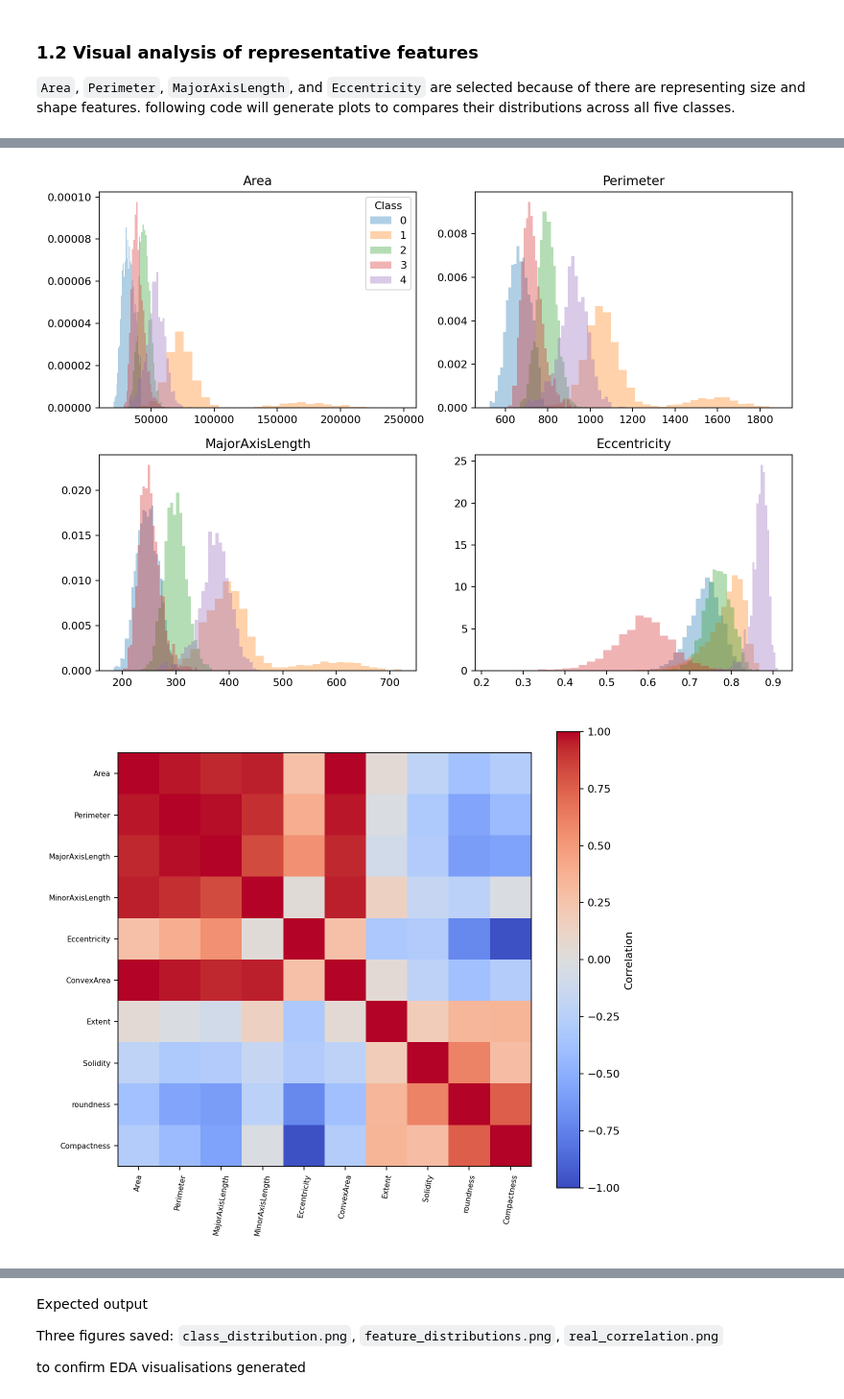
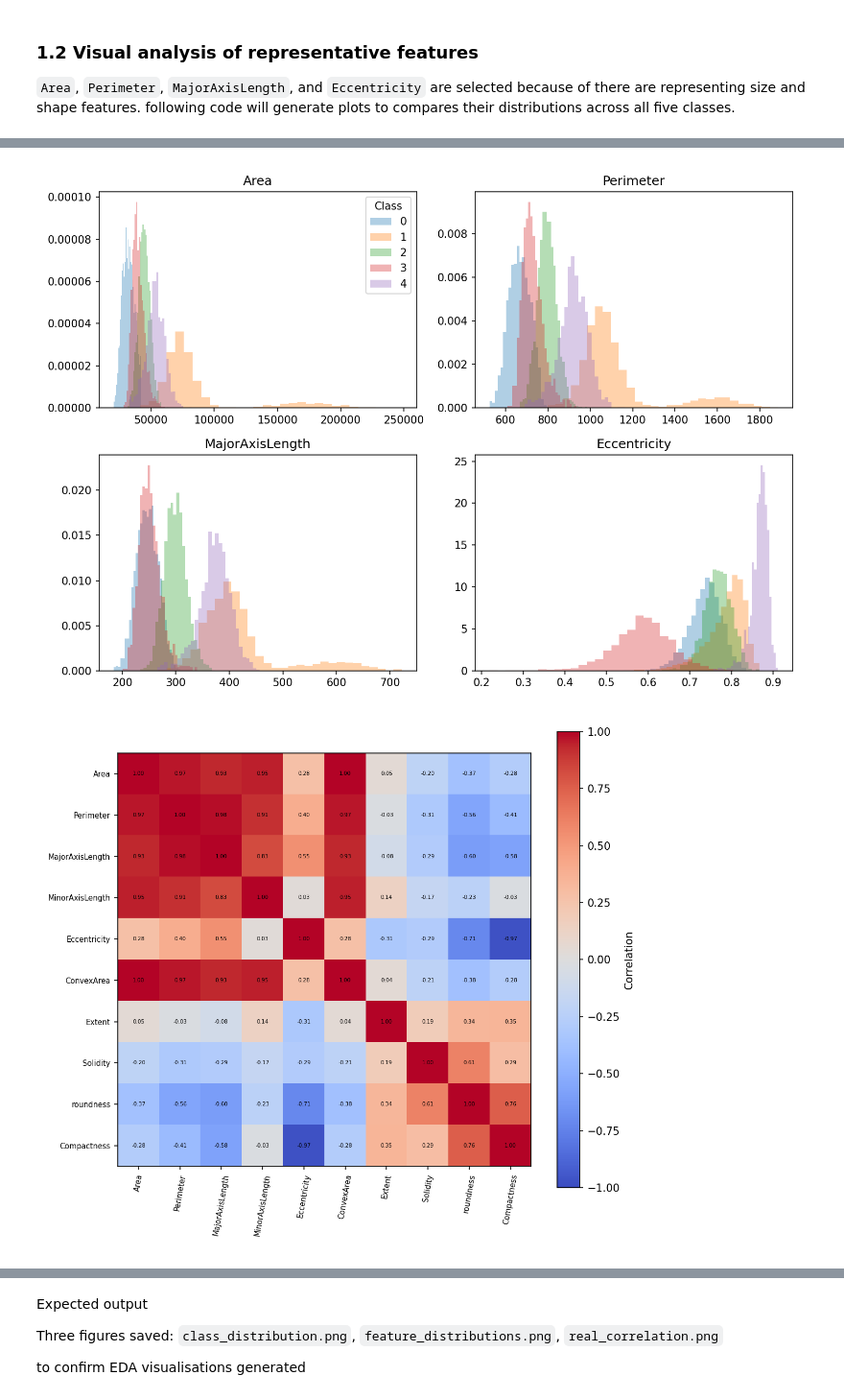
Before and after one commit to yangliunz/1173808-COMP662A1, a Jupyter notebook: notebooks/1173808_Assignment1.ipynb, the cells around one changed output, grey strips where cells are left out. Shown at 96% size. Cells and saved outputs as stored; diff of their text form; code cells hidden in the pictures.

```diff
--- a/notebooks/1173808_Assignment1.ipynb
+++ b/notebooks/1173808_Assignment1.ipynb
@@ -172,35 +170,39 @@ plt.close(fig)
 
 # Feature distribution histograms for four representative features.
 chosen_features = ["Area", "Perimeter", "MajorAxisLength", "Eccentricity"]
 fig, axes = plt.subplots(2, 2, figsize=(10, 7))
 for feature, ax in zip(chosen_features, axes.ravel()):
     for label, group in data.groupby(target):
         ax.hist(group[feature], bins=30, alpha=0.35, label=str(label), density=True)
     ax.set_title(feature)
 axes[0, 0].legend(title="Class")
 fig.tight_layout()
 fig.savefig(FIGURES / "feature_distributions.png", dpi=150)
 plt.close(fig)
 
 # Correlation heatmap for all ten numerical features.
 fig, ax = plt.subplots(figsize=(8, 7))
-image = ax.imshow(data[features].corr(), vmin=-1, vmax=1, cmap="coolwarm")
+corr = data[features].corr()
+image = ax.imshow(corr, vmin=-1, vmax=1, cmap="coolwarm")
 ax.set_xticks(range(len(features)), features, rotation=80, fontsize=7)
 ax.set_yticks(range(len(features)), features, fontsize=7)
+for i in range(len(features)):
+    for j in range(len(features)):
+        ax.text(j, i, f"{corr.iloc[i, j]:.2f}", ha="center", va="center", fontsize=5)
 fig.colorbar(image, ax=ax, label="Correlation")
 fig.tight_layout()
 fig.savefig(FIGURES / "real_correlation.png", dpi=150)
 plt.close(fig)
 
 display(Image(filename=FIGURES / "class_distribution.png"))
 display(Image(filename=FIGURES / "feature_distributions.png"))
 display(Image(filename=FIGURES / "real_correlation.png"))
 print("correlation matrix:",data[features].corr())
 log_cell("EDA figures", cell_started, "class_distribution, feature_distributions, correlation_heatmap")
 # %% [output]
 [figure]
 [figure]
-[figure, old version]
+[figure, new version]
 correlation matrix:                      Area  Perimeter  MajorAxisLength  MinorAxisLength  \
 Area             1.000000   0.966700         0.932570         0.951201
 Perimeter        0.966700   1.000000         0.976960         0.914011
```
Also changed, not shown: parts of 26 cells of this notebook, 1 other file.
